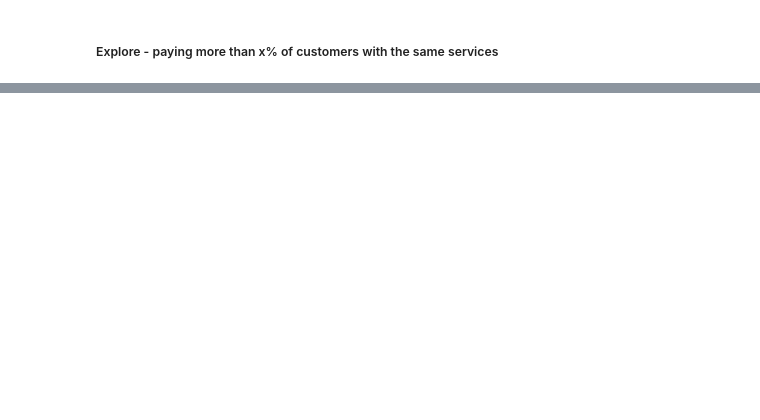
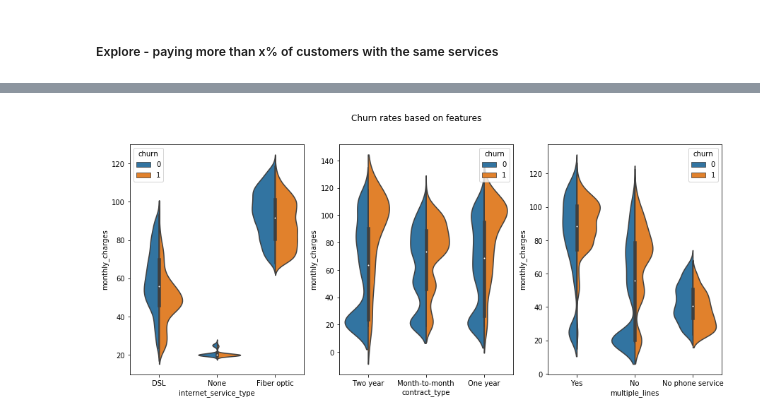
Before and after one commit to misty-garcia/telco-churn-project, a Jupyter notebook: telco_pipeline.ipynb, the cells around one changed output, grey strips where cells are left out. Saved outputs shown, nothing was run; the diff lists cells and outputs as text; code cells hidden in the pictures; blank space fills up the shorter version.

```diff
--- a/telco_pipeline.ipynb
+++ b/telco_pipeline.ipynb
@@ -605,0 +613,13 @@ plt.show()
+# %%
+# plotting the easy way
+features = ['internet_service_type', 'contract_type', 'multiple_lines']
+_, ax = plt.subplots(nrows=1, ncols=len(features), figsize=(15,6))
+
+for i, feature in enumerate(features):
+    sns.violinplot(feature, 'monthly_charges', hue='churn',
+        data=train1, split=True, ax=ax[i])
+
+plt.suptitle('Churn rates based on features')
+plt.show()
+# %% [output]
+[figure, added]
```
Also changed, not shown: parts of 7 cells of this notebook.
